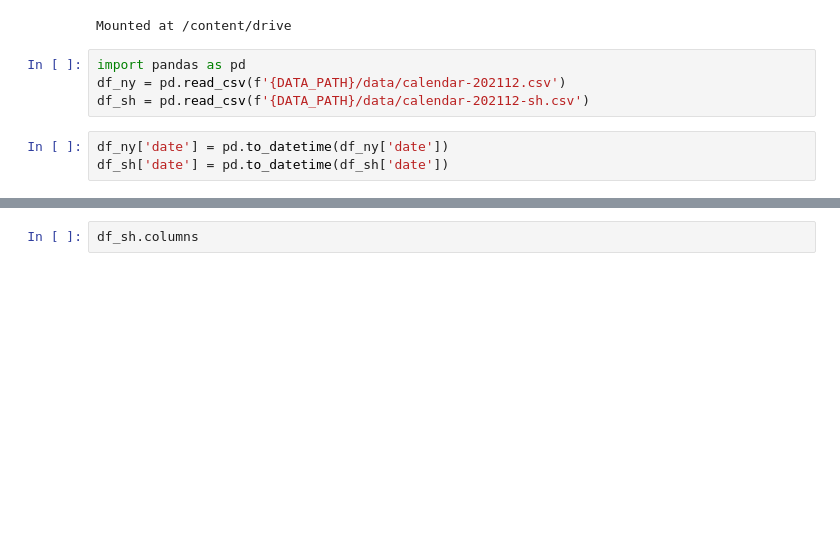
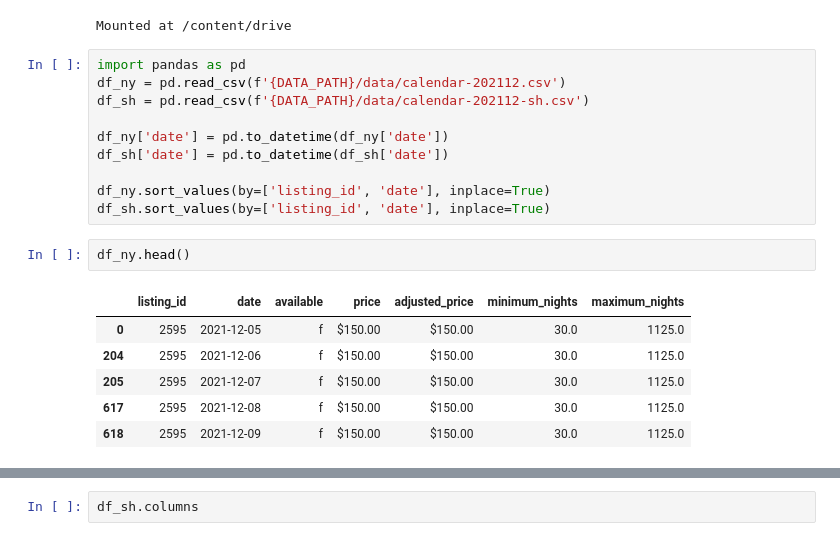
Before and after one commit to anqi-guo/udacity-dsnd-project1, a Jupyter notebook: calendar.ipynb, the cells around one changed output, grey strips where cells are left out. Saved outputs shown, nothing was run; the diff lists cells and outputs as text; blank space fills up the shorter version.

```diff
--- a/calendar.ipynb
+++ b/calendar.ipynb
@@ -10,6 +10,18 @@ Mounted at /content/drive
 import pandas as pd
 df_ny = pd.read_csv(f'{DATA_PATH}/data/calendar-202112.csv')
 df_sh = pd.read_csv(f'{DATA_PATH}/data/calendar-202112-sh.csv')
+
+df_ny['date'] = pd.to_datetime(df_ny['date'])
+df_sh['date'] = pd.to_datetime(df_sh['date'])
+
+df_ny.sort_values(by=['listing_id', 'date'], inplace=True)
+df_sh.sort_values(by=['listing_id', 'date'], inplace=True)
-# %%
-df_ny['date'] = pd.to_datetime(df_ny['date'])
-df_sh['date'] = pd.to_datetime(df_sh['date'])
+# %%
+df_ny.head()
+# %% [output]
+|  | listing_id | date | available | price | adjusted_price | minimum_nights | maximum_nights |
+| 0 | 2595 | 2021-12-05 | f | $150.00 | $150.00 | 30.0 | 1125.0 |
+| 204 | 2595 | 2021-12-06 | f | $150.00 | $150.00 | 30.0 | 1125.0 |
+| 205 | 2595 | 2021-12-07 | f | $150.00 | $150.00 | 30.0 | 1125.0 |
+| 617 | 2595 | 2021-12-08 | f | $150.00 | $150.00 | 30.0 | 1125.0 |
+| 618 | 2595 | 2021-12-09 | f | $150.00 | $150.00 | 30.0 | 1125.0 |
```
Also changed, not shown: parts of 11 cells of this notebook.
